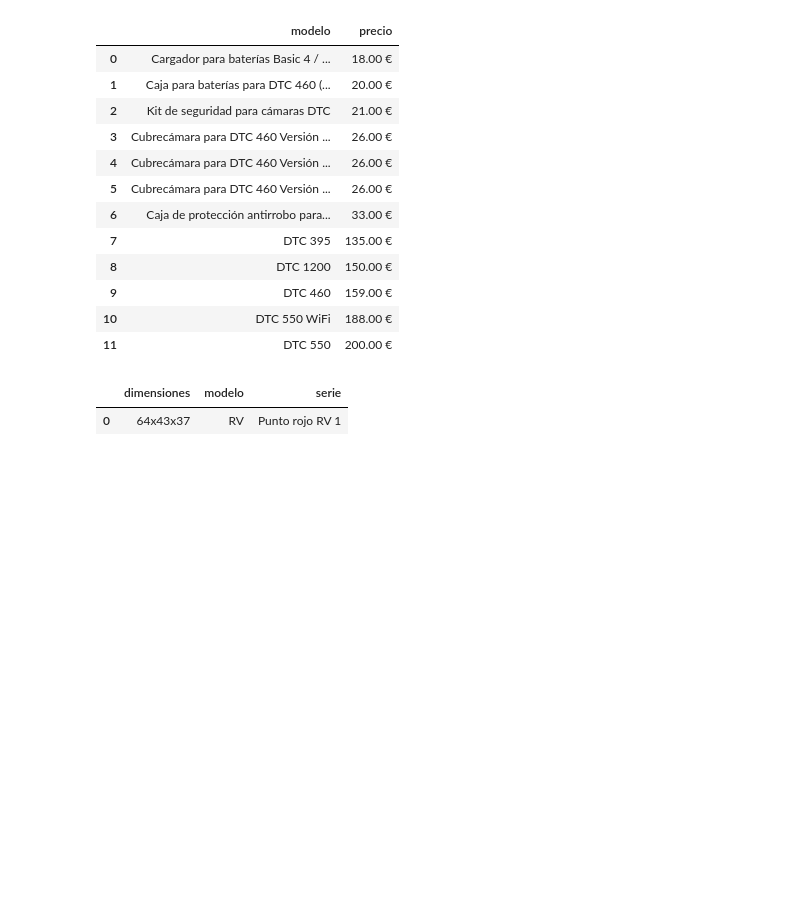
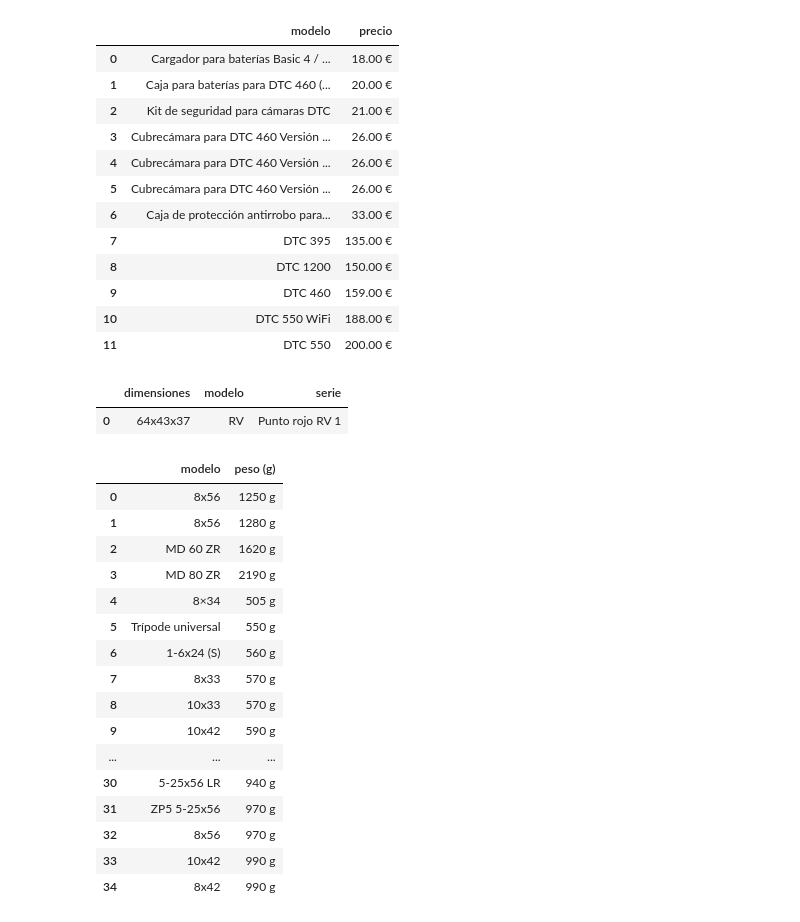
Before and after one commit to Sabrualvarez/Minox, a Jupyter notebook: IA_BUENO1.ipynb, the cells around one changed output. Cells and saved outputs as stored; diff of their text form; code cells hidden in the pictures; blank space fills up the shorter version.

```diff
--- a/IA_BUENO1.ipynb
+++ b/IA_BUENO1.ipynb
@@ -215,0 +263,20 @@ dimensiones_de_modelo("rv")
+# %%
+responder_peso("mayor de 500 g")
+# %% [output]
+|  | modelo | peso (g) |
+| 0 | 8x56 | 1250 g |
+| 1 | 8x56 | 1280 g |
+| 2 | MD 60 ZR | 1620 g |
+| 3 | MD 80 ZR | 2190 g |
+| 4 | 8×34 | 505 g |
+| 5 | Trípode universal | 550 g |
+| 6 | 1-6x24 (S) | 560 g |
+| 7 | 8x33 | 570 g |
+| 8 | 10x33 | 570 g |
+| 9 | 10x42 | 590 g |
+| ... | ... | ... |
+| 30 | 5-25x56 LR | 940 g |
+| 31 | ZP5 5-25x56 | 970 g |
+| 32 | 8x56 | 970 g |
+| 33 | 10x42 | 990 g |
+| 34 | 8x42 | 990 g |
```
Also changed, not shown: parts of 6 cells of this notebook.
